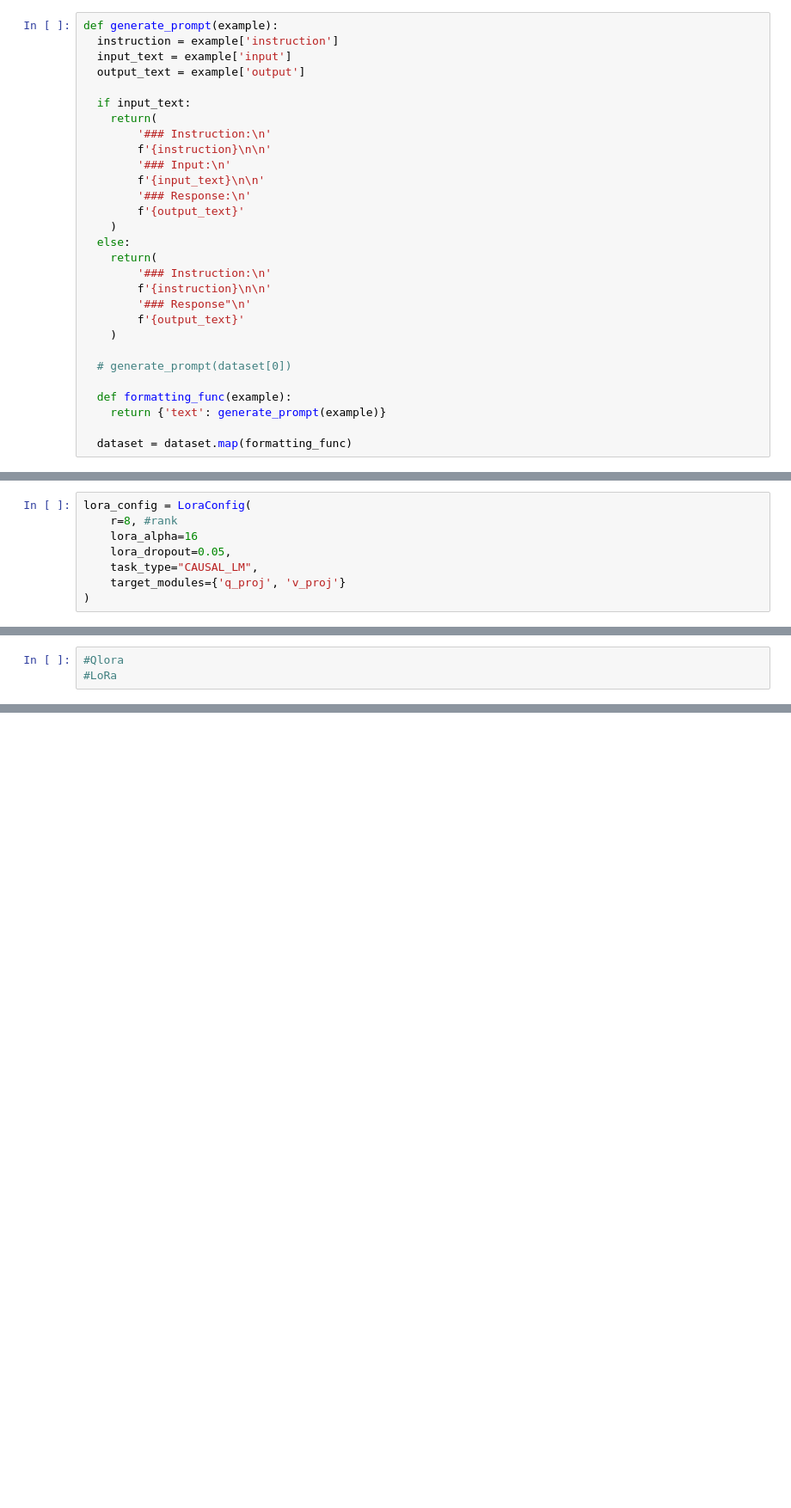
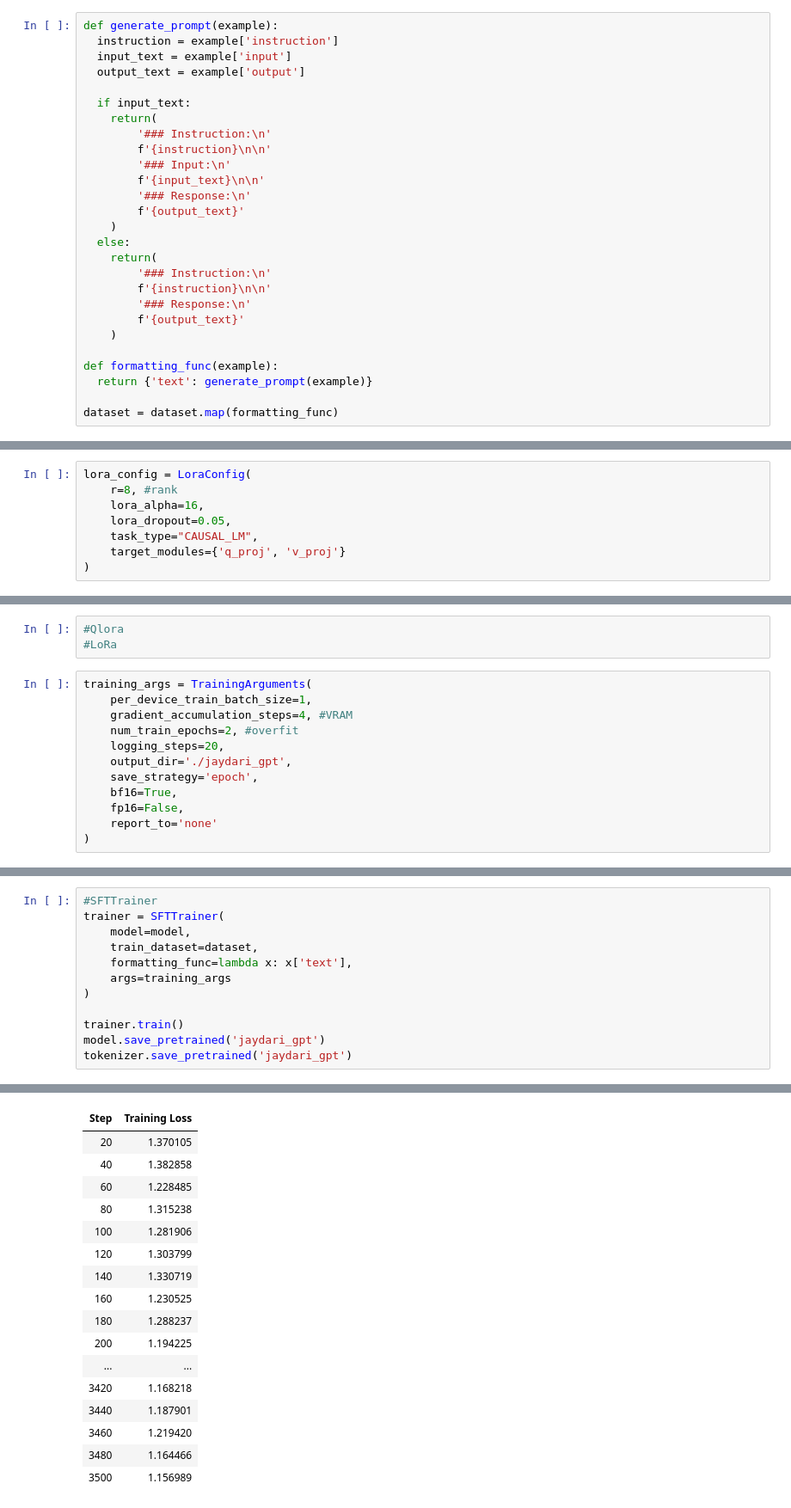
Before and after one commit to sanchezSanjar/jaydariGPT, a Jupyter notebook: jaydari_gpt.ipynb, the cells around one changed output, grey strips where cells are left out. Shown at 86% size. Drawn from its saved outputs; the diff is of its cells as text; blank space fills up the shorter version.

Commit message:
feat: using trl & training our jaydari_gpt model

```diff
--- a/jaydari_gpt.ipynb
+++ b/jaydari_gpt.ipynb
@@ -104,14 +130,12 @@ def generate_prompt(example):
     return(
         '### Instruction:\n'
         f'{instruction}\n\n'
-        '### Response"\n'
+        '### Response:\n'
         f'{output_text}'
     )
 
-  # generate_prompt(dataset[0])
+def formatting_func(example):
+  return {'text': generate_prompt(example)}
 
-  def formatting_func(example):
-    return {'text': generate_prompt(example)}
-
-  dataset = dataset.map(formatting_func)
+dataset = dataset.map(formatting_func)
 # %%
@@ -135,7 +166,7 @@ dataset
 # %%
 lora_config = LoraConfig(
     r=8, #rank
-    lora_alpha=16
+    lora_alpha=16,
     lora_dropout=0.05,
     task_type="CAUSAL_LM",
     target_modules={'q_proj', 'v_proj'}
@@ -147,3 +180,15 @@ model.print_trainable_parameters()
 # %%
 #Qlora
 #LoRa
+# %%
+training_args = TrainingArguments(
+    per_device_train_batch_size=1,
+    gradient_accumulation_steps=4, #VRAM
+    num_train_epochs=2, #overfit
+    logging_steps=20,
+    output_dir='./jaydari_gpt',
+    save_strategy='epoch',
+    bf16=True,
+    fp16=False,
+    report_to='none'
+)
@@ -149,0 +199,13 @@ model.print_trainable_parameters()
+# %%
+#SFTTrainer
+trainer = SFTTrainer(
+    model=model,
+    train_dataset=dataset,
+    formatting_func=lambda x: x['text'],
+    args=training_args
+)
+
+trainer.train()
+model.save_pretrained('jaydari_gpt')
+tokenizer.save_pretrained('jaydari_gpt')
+# %% [output]
@@ -149,0 +213,17 @@ model.print_trainable_parameters()
+| Step | Training Loss |
+| 20 | 1.370105 |
+| 40 | 1.382858 |
+| 60 | 1.228485 |
+| 80 | 1.315238 |
+| 100 | 1.281906 |
+| 120 | 1.303799 |
+| 140 | 1.330719 |
+| 160 | 1.230525 |
+| 180 | 1.288237 |
+| 200 | 1.194225 |
+| ... | ... |
+| 3420 | 1.168218 |
+| 3440 | 1.187901 |
+| 3460 | 1.219420 |
+| 3480 | 1.164466 |
+| 3500 | 1.156989 |
```
Also changed, not shown: parts of 18 cells of this notebook.
